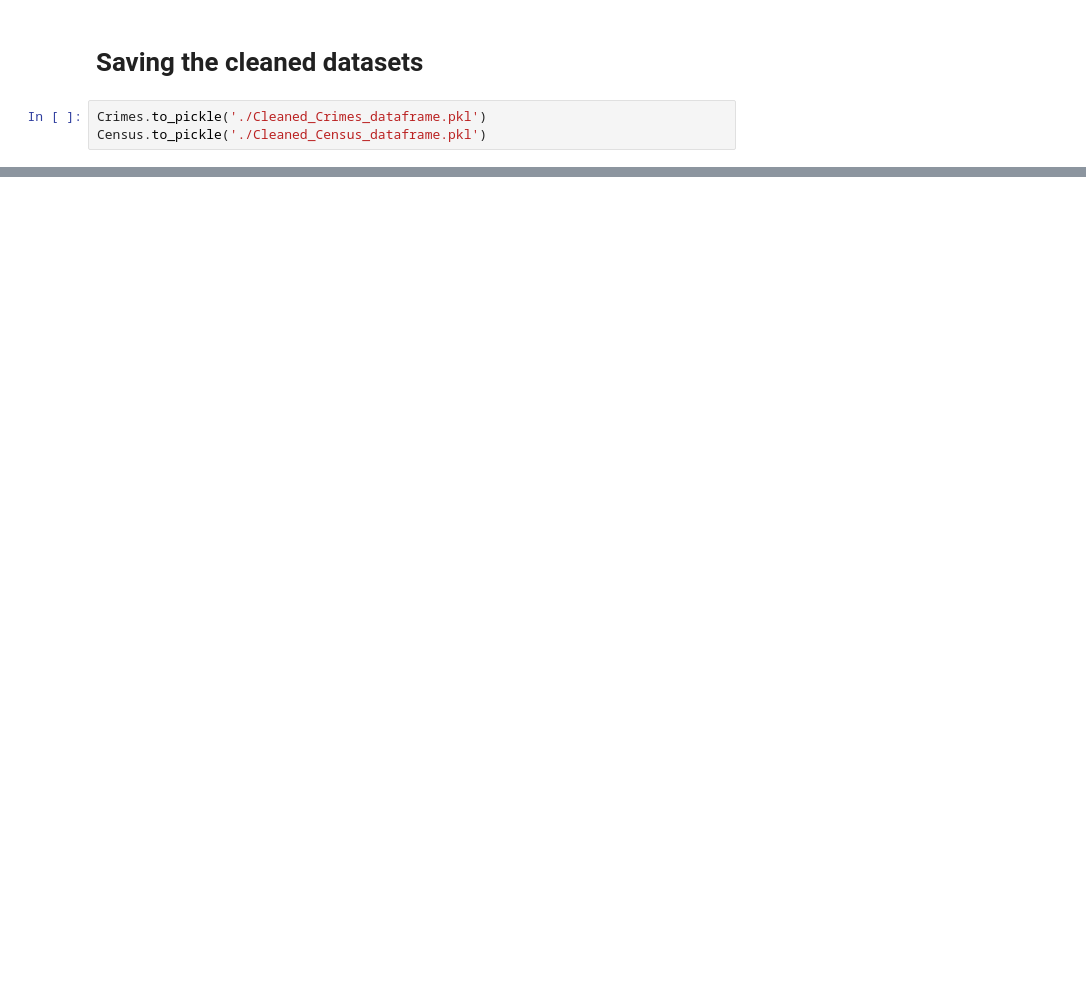
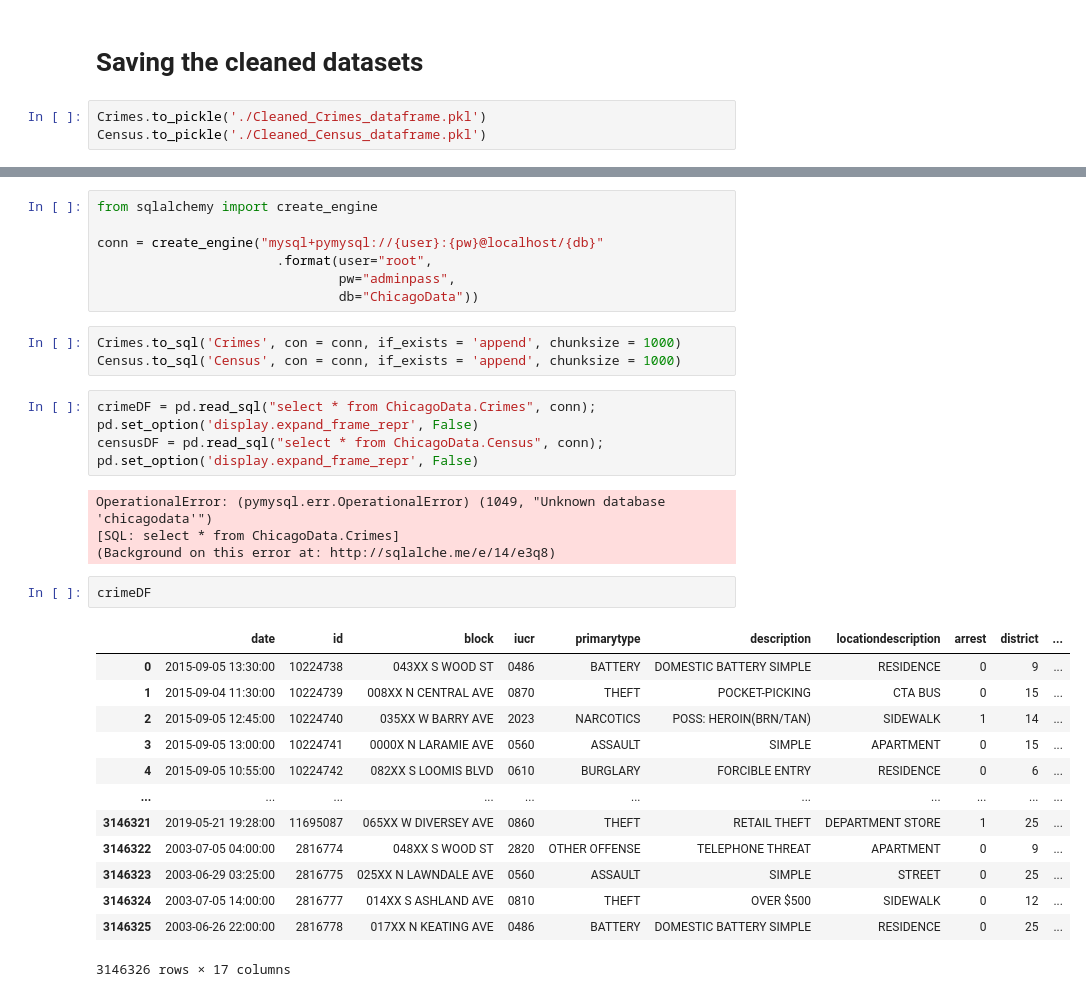
Before and after one commit to tejalvs/ChicagoCrimeAnalysis, a Jupyter notebook: DataCleaning_1.ipynb, the cells around one changed output, grey strips where cells are left out. Cells and saved outputs as stored; diff of their text form; blank space fills up the shorter version.

```diff
--- a/DataCleaning_1.ipynb
+++ b/DataCleaning_1.ipynb
@@ -183,0 +245,35 @@ Census.to_pickle('./Cleaned_Census_dataframe.pkl')
+# %%
+from sqlalchemy import create_engine
+
+conn = create_engine("mysql+pymysql://{user}:{pw}@localhost/{db}"
+                       .format(user="root",
+                               pw="adminpass",
+                               db="ChicagoData"))
+# %%
+Crimes.to_sql('Crimes', con = conn, if_exists = 'append', chunksize = 1000)
+Census.to_sql('Census', con = conn, if_exists = 'append', chunksize = 1000)
+# %%
+crimeDF = pd.read_sql("select * from ChicagoData.Crimes", conn);
+pd.set_option('display.expand_frame_repr', False)
+censusDF = pd.read_sql("select * from ChicagoData.Census", conn);
+pd.set_option('display.expand_frame_repr', False)
+# %% [output]
+OperationalError: (pymysql.err.OperationalError) (1049, "Unknown database 'chicagodata'")
+[SQL: select * from ChicagoData.Crimes]
+(Background on this error at: http://sqlalche.me/e/14/e3q8)
+# %%
+crimeDF
+# %% [output]
+|  | date | id | block | iucr | primarytype | description | locationdescription | arrest | district | ... |
+| 0 | 2015-09-05 13:30:00 | 10224738 | 043XX S WOOD ST | 0486 | BATTERY | DOMESTIC BATTERY SIMPLE | RESIDENCE | 0 | 9 | ... |
+| 1 | 2015-09-04 11:30:00 | 10224739 | 008XX N CENTRAL AVE | 0870 | THEFT | POCKET-PICKING | CTA BUS | 0 | 15 | ... |
+| 2 | 2015-09-05 12:45:00 | 10224740 | 035XX W BARRY AVE | 2023 | NARCOTICS | POSS: HEROIN(BRN/TAN) | SIDEWALK | 1 | 14 | ... |
+| 3 | 2015-09-05 13:00:00 | 10224741 | 0000X N LARAMIE AVE | 0560 | ASSAULT | SIMPLE | APARTMENT | 0 | 15 | ... |
+| 4 | 2015-09-05 10:55:00 | 10224742 | 082XX S LOOMIS BLVD | 0610 | BURGLARY | FORCIBLE ENTRY | RESIDENCE | 0 | 6 | ... |
+| ... | ... | ... | ... | ... | ... | ... | ... | ... | ... | ... |
+| 3146321 | 2019-05-21 19:28:00 | 11695087 | 065XX W DIVERSEY AVE | 0860 | THEFT | RETAIL THEFT | DEPARTMENT STORE | 1 | 25 | ... |
+| 3146322 | 2003-07-05 04:00:00 | 2816774 | 048XX S WOOD ST | 2820 | OTHER OFFENSE | TELEPHONE THREAT | APARTMENT | 0 | 9 | ... |
+| 3146323 | 2003-06-29 03:25:00 | 2816775 | 025XX N LAWNDALE AVE | 0560 | ASSAULT | SIMPLE | STREET | 0 | 25 | ... |
+| 3146324 | 2003-07-05 14:00:00 | 2816777 | 014XX S ASHLAND AVE | 0810 | THEFT | OVER $500 | SIDEWALK | 0 | 12 | ... |
+| 3146325 | 2003-06-26 22:00:00 | 2816778 | 017XX N KEATING AVE | 0486 | BATTERY | DOMESTIC BATTERY SIMPLE | RESIDENCE | 0 | 25 | ... |
+3146326 rows × 17 columns
```
Also changed, not shown: parts of 15 cells of this notebook.
